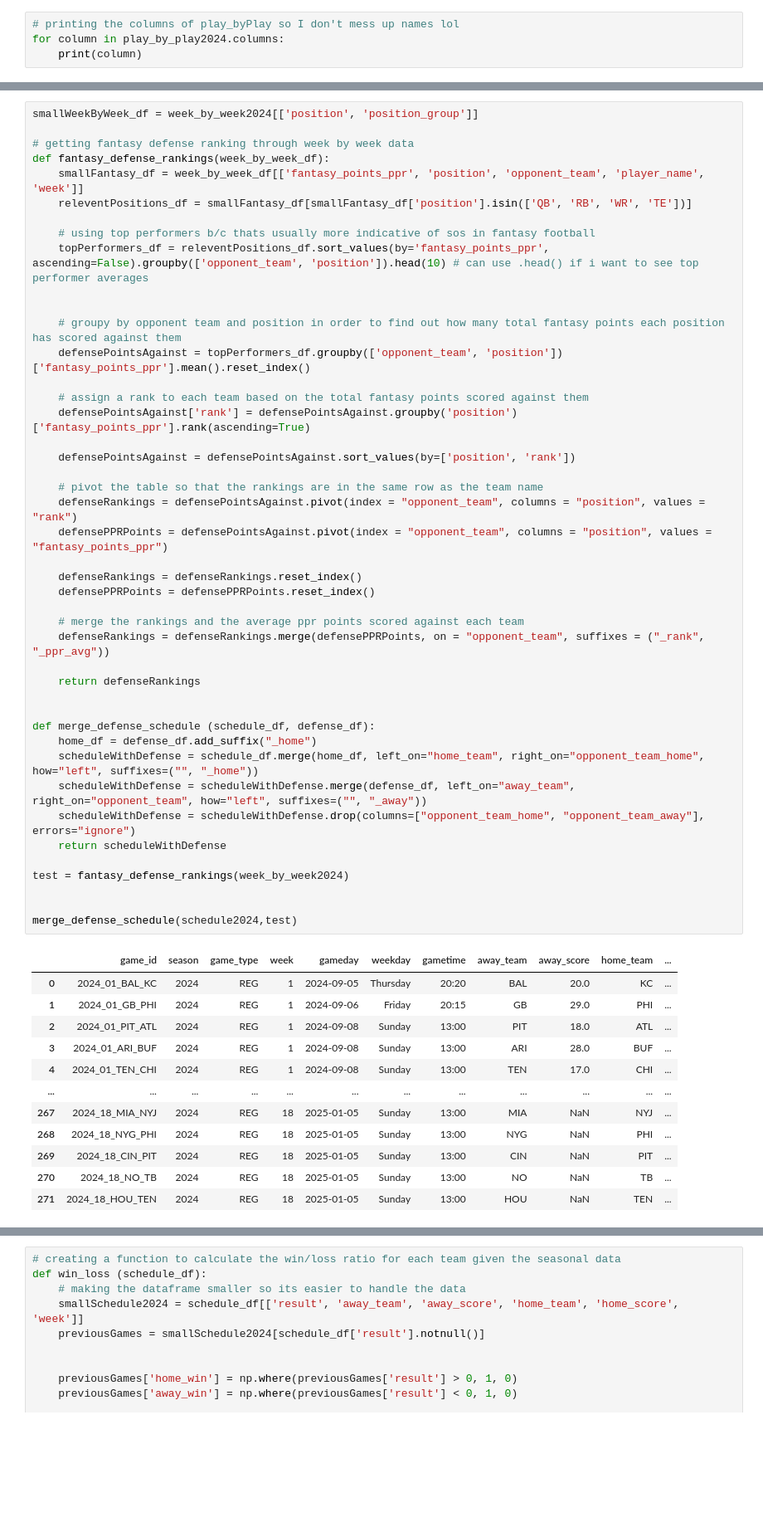
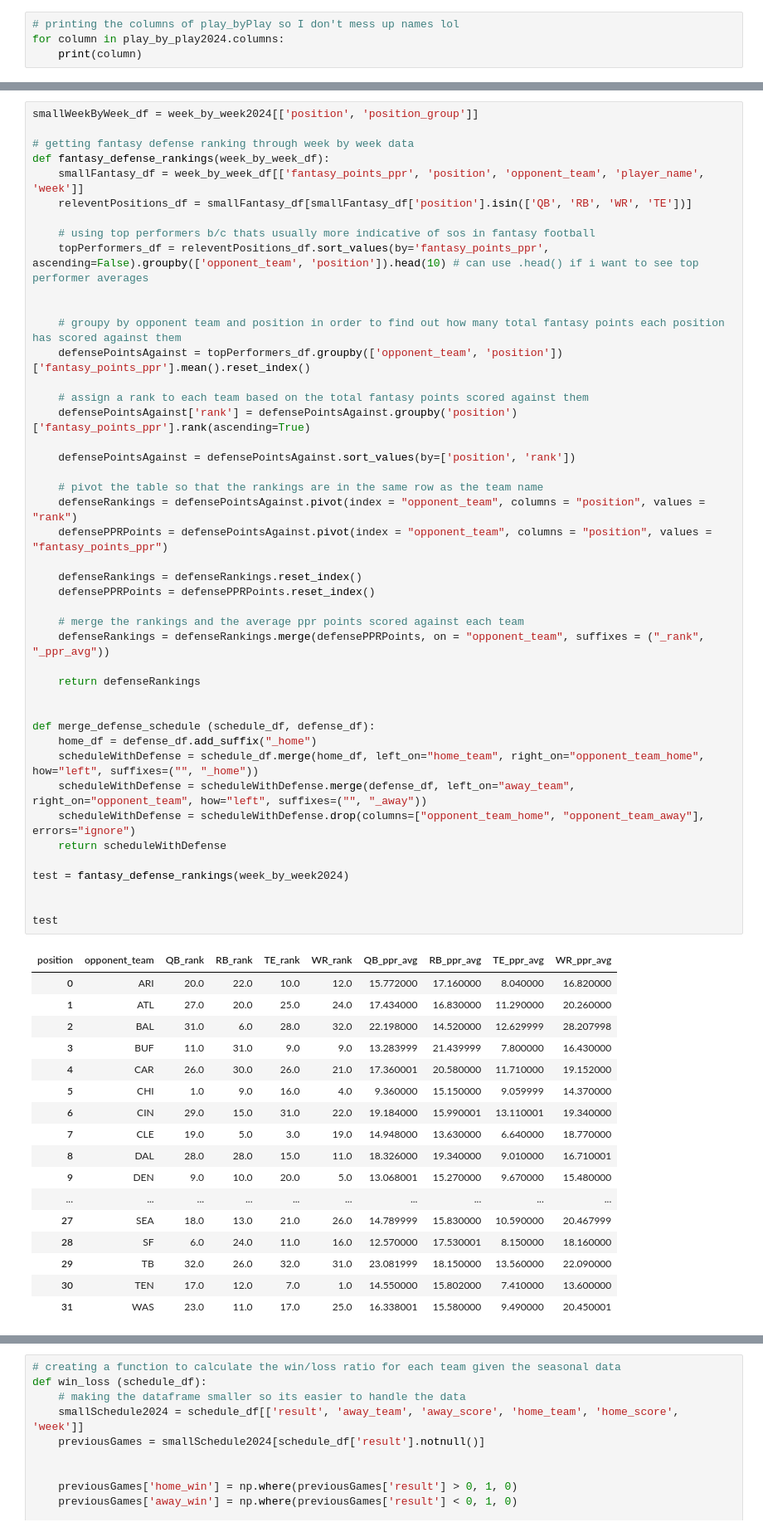
Before and after one commit to izyuan/nflanalytics, a Jupyter notebook: writingFunctions.ipynb, the cells around one changed output, grey strips where cells are left out. Shown: that part at 83% size. Saved outputs shown, nothing was run; the diff lists cells and outputs as text; blank space fills up the shorter version.

```diff
--- a/writingFunctions.ipynb
+++ b/writingFunctions.ipynb
@@ -139,43 +181,48 @@ def fantasy_defense_rankings(week_by_week_df):
 
     # assign a rank to each team based on the total fantasy points scored against them
     defensePointsAgainst['rank'] = defensePointsAgainst.groupby('position')['fantasy_points_ppr'].rank(ascending=True)
 
     defensePointsAgainst = defensePointsAgainst.sort_values(by=['position', 'rank'])
 
     # pivot the table so that the rankings are in the same row as the team name
     defenseRankings = defensePointsAgainst.pivot(index = "opponent_team", columns = "position", values = "rank")
     defensePPRPoints = defensePointsAgainst.pivot(index = "opponent_team", columns = "position", values = "fantasy_points_ppr")
 
     defenseRankings = defenseRankings.reset_index()
     defensePPRPoints = defensePPRPoints.reset_index()
 
     # merge the rankings and the average ppr points scored against each team
     defenseRankings = defenseRankings.merge(defensePPRPoints, on = "opponent_team", suffixes = ("_rank", "_ppr_avg"))
 
     return defenseRankings
 
 
 def merge_defense_schedule (schedule_df, defense_df):
     home_df = defense_df.add_suffix("_home")
     scheduleWithDefense = schedule_df.merge(home_df, left_on="home_team", right_on="opponent_team_home", how="left", suffixes=("", "_home"))
     scheduleWithDefense = scheduleWithDefense.merge(defense_df, left_on="away_team", right_on="opponent_team", how="left", suffixes=("", "_away"))
     scheduleWithDefense = scheduleWithDefense.drop(columns=["opponent_team_home", "opponent_team_away"], errors="ignore")
     return scheduleWithDefense
 
 test = fantasy_defense_rankings(week_by_week2024)
 
 
-merge_defense_schedule(schedule2024,test)
+test
 # %% [output]
-|  | game_id | season | game_type | week | gameday | weekday | gametime | away_team | away_score | home_team | ... |
-| 0 | 2024_01_BAL_KC | 2024 | REG | 1 | 2024-09-05 | Thursday | 20:20 | BAL | 20.0 | KC | ... |
-| 1 | 2024_01_GB_PHI | 2024 | REG | 1 | 2024-09-06 | Friday | 20:15 | GB | 29.0 | PHI | ... |
-| 2 | 2024_01_PIT_ATL | 2024 | REG | 1 | 2024-09-08 | Sunday | 13:00 | PIT | 18.0 | ATL | ... |
-| 3 | 2024_01_ARI_BUF | 2024 | REG | 1 | 2024-09-08 | Sunday | 13:00 | ARI | 28.0 | BUF | ... |
-| 4 | 2024_01_TEN_CHI | 2024 | REG | 1 | 2024-09-08 | Sunday | 13:00 | TEN | 17.0 | CHI | ... |
-| ... | ... | ... | ... | ... | ... | ... | ... | ... | ... | ... | ... |
-| 267 | 2024_18_MIA_NYJ | 2024 | REG | 18 | 2025-01-05 | Sunday | 13:00 | MIA | NaN | NYJ | ... |
-| 268 | 2024_18_NYG_PHI | 2024 | REG | 18 | 2025-01-05 | Sunday | 13:00 | NYG | NaN | PHI | ... |
-| 269 | 2024_18_CIN_PIT | 2024 | REG | 18 | 2025-01-05 | Sunday | 13:00 | CIN | NaN | PIT | ... |
-| 270 | 2024_18_NO_TB | 2024 | REG | 18 | 2025-01-05 | Sunday | 13:00 | NO | NaN | TB | ... |
-| 271 | 2024_18_HOU_TEN | 2024 | REG | 18 | 2025-01-05 | Sunday | 13:00 | HOU | NaN | TEN | ... |
+| position | opponent_team | QB_rank | RB_rank | TE_rank | WR_rank | QB_ppr_avg | RB_ppr_avg | TE_ppr_avg | WR_ppr_avg |
+| 0 | ARI | 20.0 | 22.0 | 10.0 | 12.0 | 15.772000 | 17.160000 | 8.040000 | 16.820000 |
+| 1 | ATL | 27.0 | 20.0 | 25.0 | 24.0 | 17.434000 | 16.830000 | 11.290000 | 20.260000 |
+| 2 | BAL | 31.0 | 6.0 | 28.0 | 32.0 | 22.198000 | 14.520000 | 12.629999 | 28.207998 |
+| 3 | BUF | 11.0 | 31.0 | 9.0 | 9.0 | 13.283999 | 21.439999 | 7.800000 | 16.430000 |
+| 4 | CAR | 26.0 | 30.0 | 26.0 | 21.0 | 17.360001 | 20.580000 | 11.710000 | 19.152000 |
+| 5 | CHI | 1.0 | 9.0 | 16.0 | 4.0 | 9.360000 | 15.150000 | 9.059999 | 14.370000 |
+| 6 | CIN | 29.0 | 15.0 | 31.0 | 22.0 | 19.184000 | 15.990001 | 13.110001 | 19.340000 |
+| 7 | CLE | 19.0 | 5.0 | 3.0 | 19.0 | 14.948000 | 13.630000 | 6.640000 | 18.770000 |
+| 8 | DAL | 28.0 | 28.0 | 15.0 | 11.0 | 18.326000 | 19.340000 | 9.010000 | 16.710001 |
+| 9 | DEN | 9.0 | 10.0 | 20.0 | 5.0 | 13.068001 | 15.270000 | 9.670000 | 15.480000 |
+| ... | ... | ... | ... | ... | ... | ... | ... | ... | ... |
+| 27 | SEA | 18.0 | 13.0 | 21.0 | 26.0 | 14.789999 | 15.830000 | 10.590000 | 20.467999 |
+| 28 | SF | 6.0 | 24.0 | 11.0 | 16.0 | 12.570000 | 17.530001 | 8.150000 | 18.160000 |
+| 29 | TB | 32.0 | 26.0 | 32.0 | 31.0 | 23.081999 | 18.150000 | 13.560000 | 22.090000 |
+| 30 | TEN | 17.0 | 12.0 | 7.0 | 1.0 | 14.550000 | 15.802000 | 7.410000 | 13.600000 |
+| 31 | WAS | 23.0 | 11.0 | 17.0 | 25.0 | 16.338001 | 15.580000 | 9.490000 | 20.450001 |
```
Also changed, not shown: parts of 7 cells of this notebook, 1 other file.
